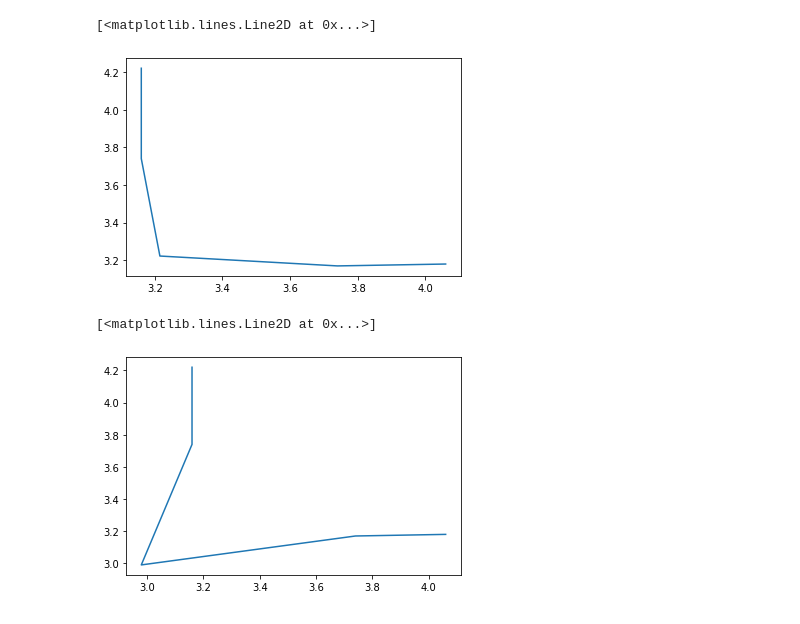
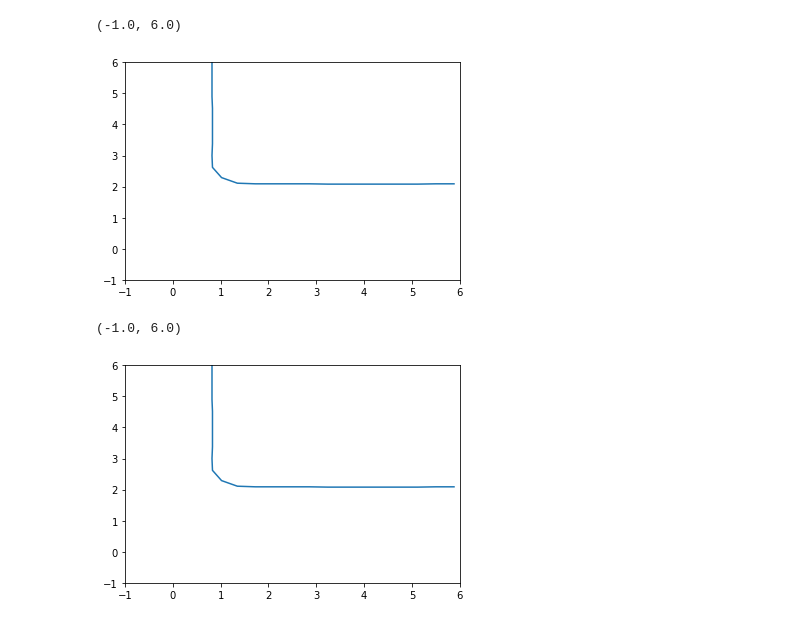
Before and after one commit to Kaushal1011/akatsuki_au_bfmc21, a Jupyter notebook: nbs/PathPlanningWPts&Edge.ipynb, the cells around one changed output. Cells and saved outputs as stored; diff of their text form; code cells hidden in the pictures.

Commit message:
smmoth path

```diff
--- a/nbs/PathPlanningWPts&Edge.ipynb
+++ b/nbs/PathPlanningWPts&Edge.ipynb
@@ -7,9 +7,9 @@ from tqdm import tqdm
 # %%
 import matplotlib.pyplot as plt
 # %%
-G = nx.read_graphml('test_track.graphml')
+G = nx.read_graphml('comp_track.graphml')
 import cv2
-img=cv2.imread("Test_track.png")
+img=cv2.imread("Competition_track.png")
 plt.imshow(img)
 # %% [output]
 <matplotlib.image.AxesImage at 0x...>
@@ -93,7 +94,7 @@ def dijkstra(G, start, target):
 
     return fp,ptyperet,edgeret
 # %%
-path_list=dijkstra(G,'103','76')
+path_list=dijkstra(G,'86','170')
 # %%
 path_list
 # %% [output]
@@ -150,13 +213,17 @@ coordlist_new
 x,y=zip(*coordlist_new)
 # %%
 plt.plot(x,y)
+plt.xlim(-1,6)
+plt.ylim(-1,6)
 # %% [output]
-[<matplotlib.lines.Line2D at 0x...>]
+(-1.0, 6.0)
-[figure, old version]
+[figure, new version]
 # %%
 x,y=zip(*coord_list)
 # %%
 plt.plot(x,y)
+plt.xlim(-1,6)
+plt.ylim(-1,6)
 # %% [output]
-[<matplotlib.lines.Line2D at 0x...>]
+(-1.0, 6.0)
-[figure, old version]
+[figure, new version]
```
Also changed, not shown: parts of 9 cells of this notebook, 3 other files.
